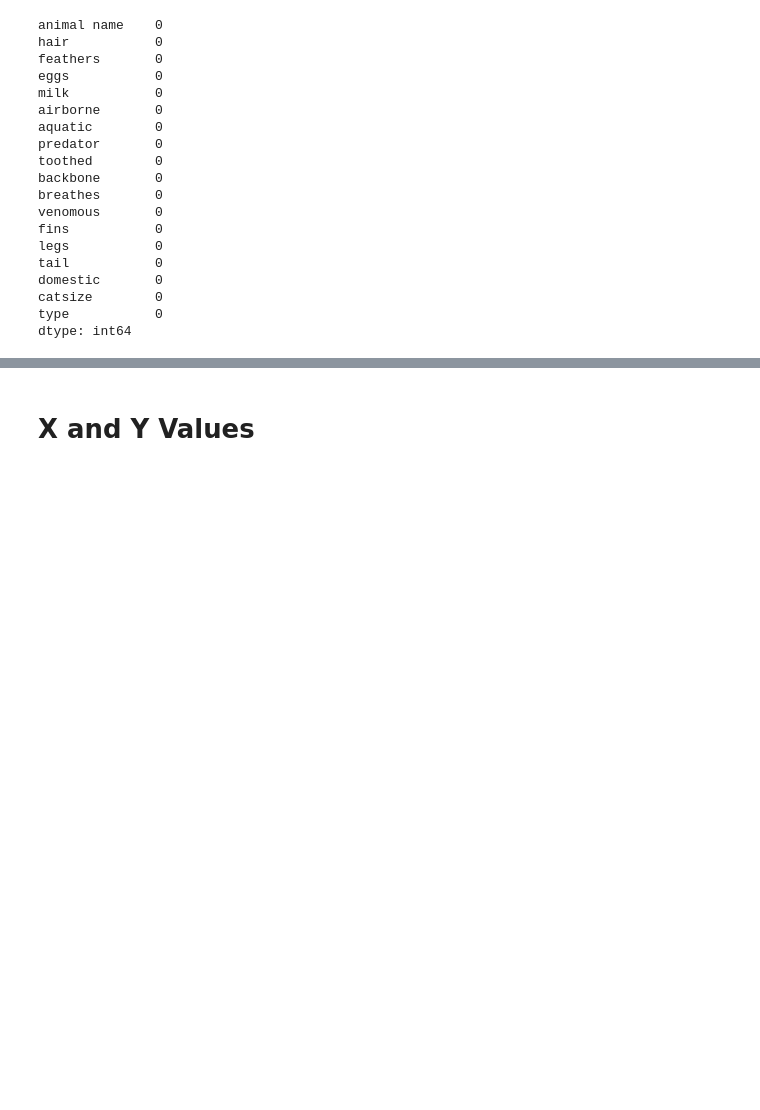
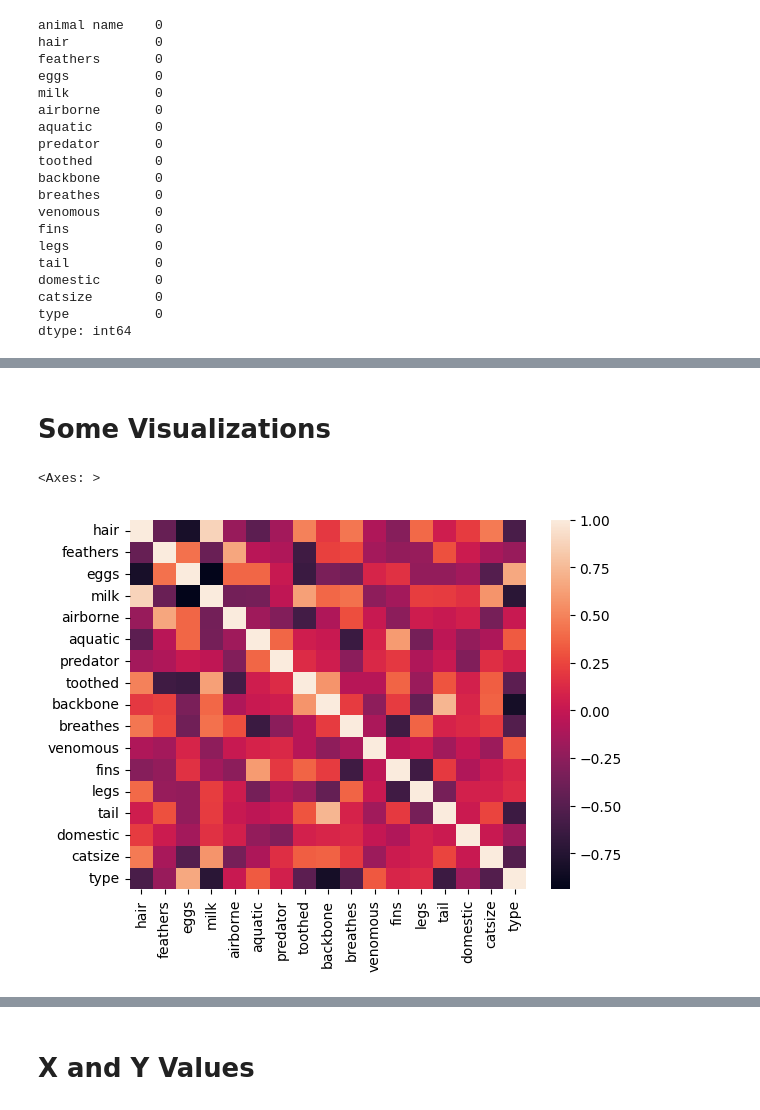
Before and after one commit to CM-007/DS_ASS, a Jupyter notebook: Ass13_KNN(Zoo).ipynb, the cells around one changed output, grey strips where cells are left out. Cells and saved outputs as stored; diff of their text form; code cells hidden in the pictures; blank space fills up the shorter version.

```diff
--- a/Ass13_KNN(Zoo).ipynb
+++ b/Ass13_KNN(Zoo).ipynb
@@ -94,3 +96,11 @@ dataframe.describe()
 | 50% | 0.000000 | 0.000000 | 1.000000 | 0.000000 | 0.000000 | 0.000000 | 1.000000 | 1.000000 | 1.000000 | 1.000000 | ... |
 | 75% | 1.000000 | 0.000000 | 1.000000 | 1.000000 | 0.000000 | 1.000000 | 1.000000 | 1.000000 | 1.000000 | 1.000000 | ... |
 | max | 1.000000 | 1.000000 | 1.000000 | 1.000000 | 1.000000 | 1.000000 | 1.000000 | 1.000000 | 1.000000 | 1.000000 | ... |
+# %% [markdown]
+# **Some Visualizations**
+# %%
+corr = dataframe.corr()
+sns.heatmap(corr)
+# %% [output]
+<Axes: >
+[figure, added]
```
Also changed, not shown: parts of 4 cells of this notebook.
